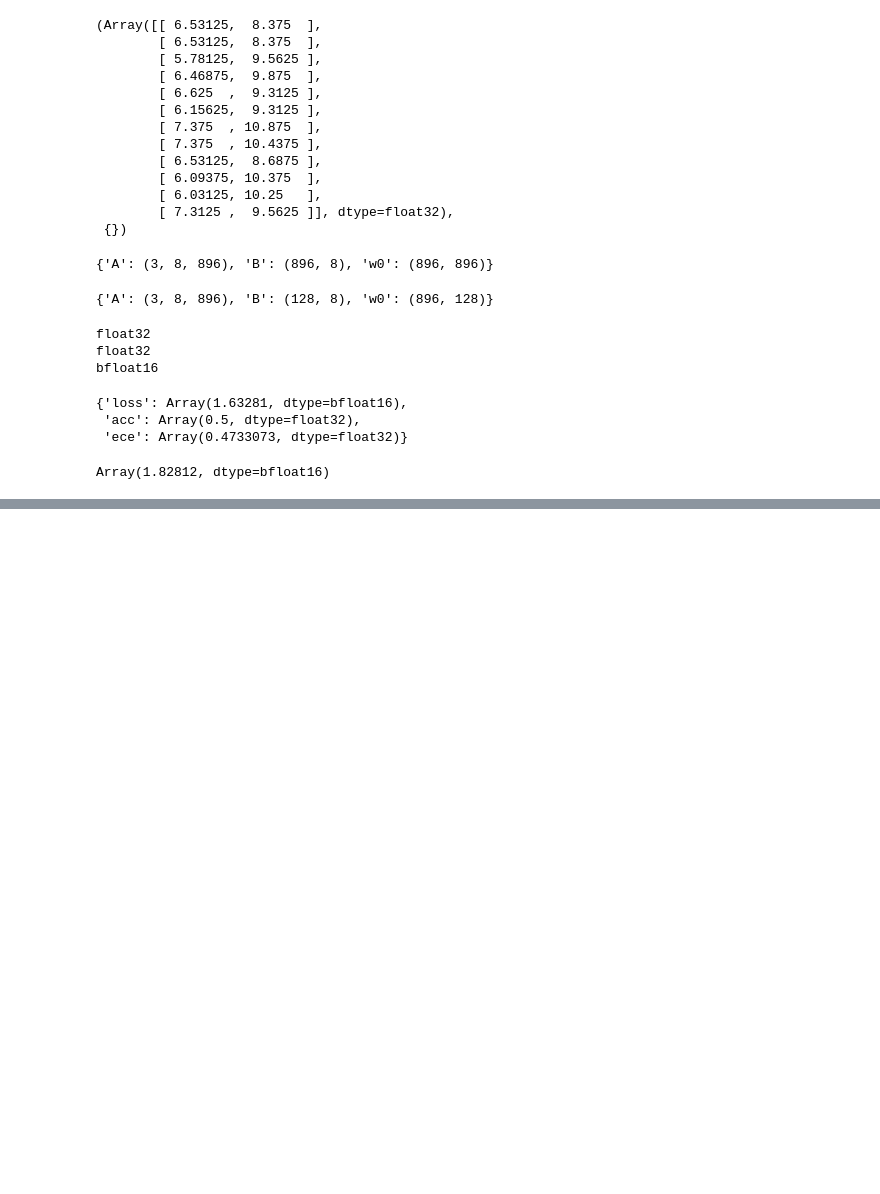
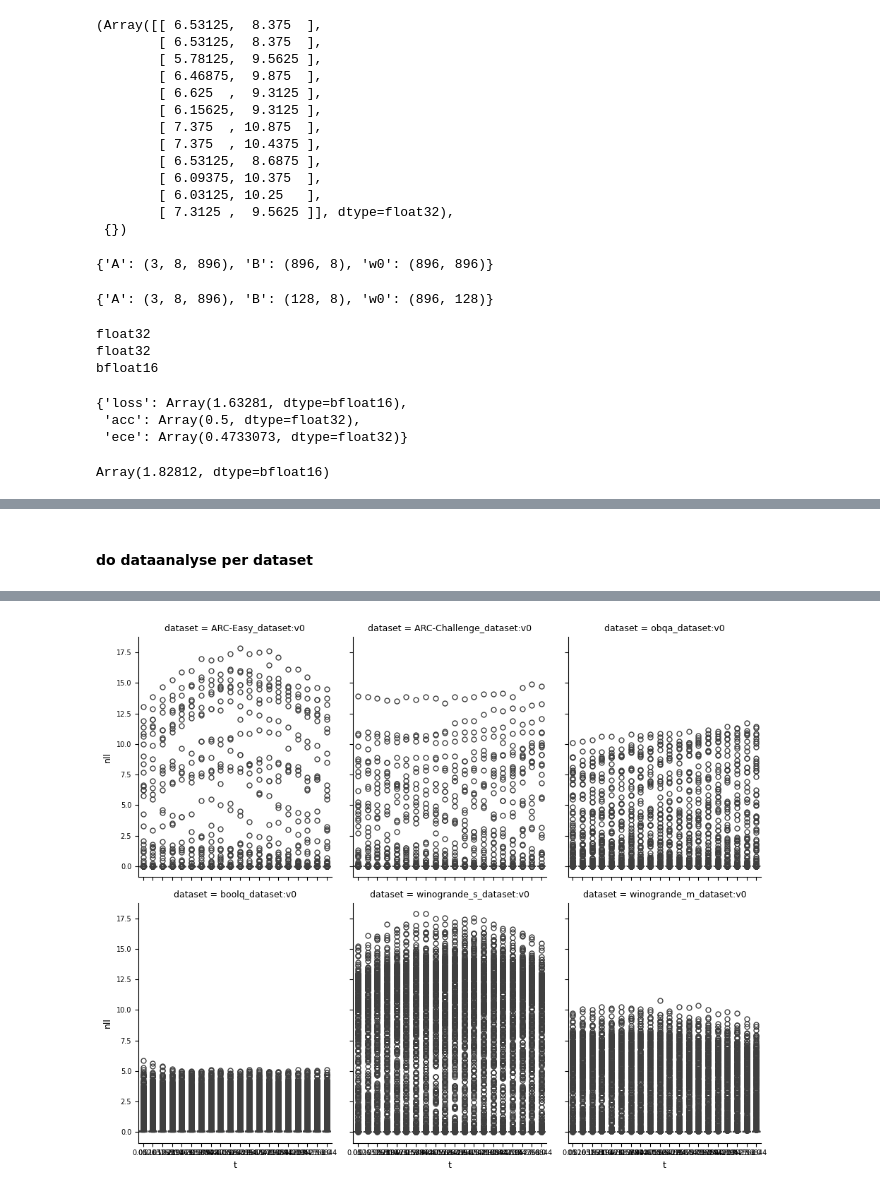
Before and after one commit to doldd/Time_Transformer, a Jupyter notebook: test_qwen_classification.ipynb, the cells around one changed output, grey strips where cells are left out. Saved outputs shown, nothing was run; the diff lists cells and outputs as text; code cells hidden in the pictures; blank space fills up the shorter version.

```diff
--- a/test_qwen_classification.ipynb
+++ b/test_qwen_classification.ipynb
@@ -1105,0 +1339,70 @@ Array(1.82812, dtype=bfloat16)
+# %% [markdown]
+#### do dataanalyse per dataset
+# %%
+test_ids = ['oe79hwp5', 'r1mc5ewx', 'y7w5m8af', 'v74gcy9j', '2xgtqyg1', 'bpwgok1f',]
+
+api = wandb.Api()
+# run = api.run(f"ddold/qwen_PtoC/{test_ids[0]}")
+# config = deepcopy(run.config)
+# config['net_kwargs'] = {
+#     'model_path': "artifacts/qwen2.5_7B_bfloat16:v0/",
+# }
+# s_model, params = init_model(config)
+
+nlls = []
+df = []
+logits = {}
+
+for test_id in test_ids:
+
+    run = api.run(f"ddold/qwen_PtoC/{test_id}")
+
+    config = deepcopy(run.config)
+    # config['dataset_path'] = "artifacts/winogrande_s_dataset:v0/test_data.npz"
+    ds_name = config['dataset_path'].split("/")[-1]
+    print(f"Dataset name: {ds_name}")
+    config['dataset_path'] = f"artifacts/{ds_name}/test_data.npz"
+    config['net_kwargs'] = {
+        'model_path': "artifacts/qwen2.5_7B_bfloat16:v0/",
+    }
+
+    # run = wandb.init(project="qwen_PtoC", name="test_prediction")
+    test_input_ids, test_attention_mask, test_labels, test_target_ids, test_unique_target_ids = load_text_classification_data(config['dataset_path'], run=None)
+    key = jax.random.PRNGKey(config.get('rng_seed', 0))
+
+    print(test_input_ids.shape, test_attention_mask.shape, test_labels.shape, test_target_ids.shape, test_unique_target_ids.shape)
+    # test_input_ids = test_input_ids[:128]
+    # test_attention_mask = test_attention_mask[:128]
+    # test_labels = test_labels[:128]
+
+    s_model, params = init_model(config, test_unique_target_ids)
+    params = load_checkpoint(run, params)
+
+    t_space = jnp.linspace(0., 1., 20)
+    rng_key, key = jax.random.split(key)
+    test_metrics_fn_final = setup_metrics(s_model, 32, test_input_ids, test_attention_mask, test_labels, n_samples=len(t_space), use_linspace=True, average=False, key_prefix='final_')
+    curve_metric, logits_test = test_metrics_fn_final(rng_key, params) # logits test with shape (n_samples, n_data, n_classes)
+    print(jax.tree.map(lambda x: x.mean(), curve_metric))
+    logits[ds_name] = dict(logit=logits_test, labels=test_labels)
+
+    # compute NLL
+    nll = -Categorical(logits=logits_test).log_prob(test_labels[None, :])
+    nlls.append(nll)
+
+    # convert jax arrays to numpy
+    t_vals = np.array(t_space).reshape(-1)
+    nll_arr = np.array(nll)  # shape (n_t, n_samples)
+
+    # build dataframe: one row per (t, sample_nll)
+    df.append(pd.DataFrame({
+        "t": np.repeat(t_vals, nll_arr.shape[1]),
+        "nll": nll_arr.flatten(),
+        "dataset": ds_name,
+    }))
+df = pd.concat(df, ignore_index=True)
+
+# boxplot with seaborn.catplot
+sns.catplot(data=df, col="dataset", x="t", y="nll", kind="box", height=4, aspect=.8, notch=True, col_wrap=3)
+plt.tight_layout()
+jnp.savez("test_logits.npz", **logits)
+# %% [output]
@@ -1105,0 +1426 @@ Array(1.82812, dtype=bfloat16)
+[figure, added]
```
Also changed, not shown: parts of 25 cells of this notebook, 1 other file.
